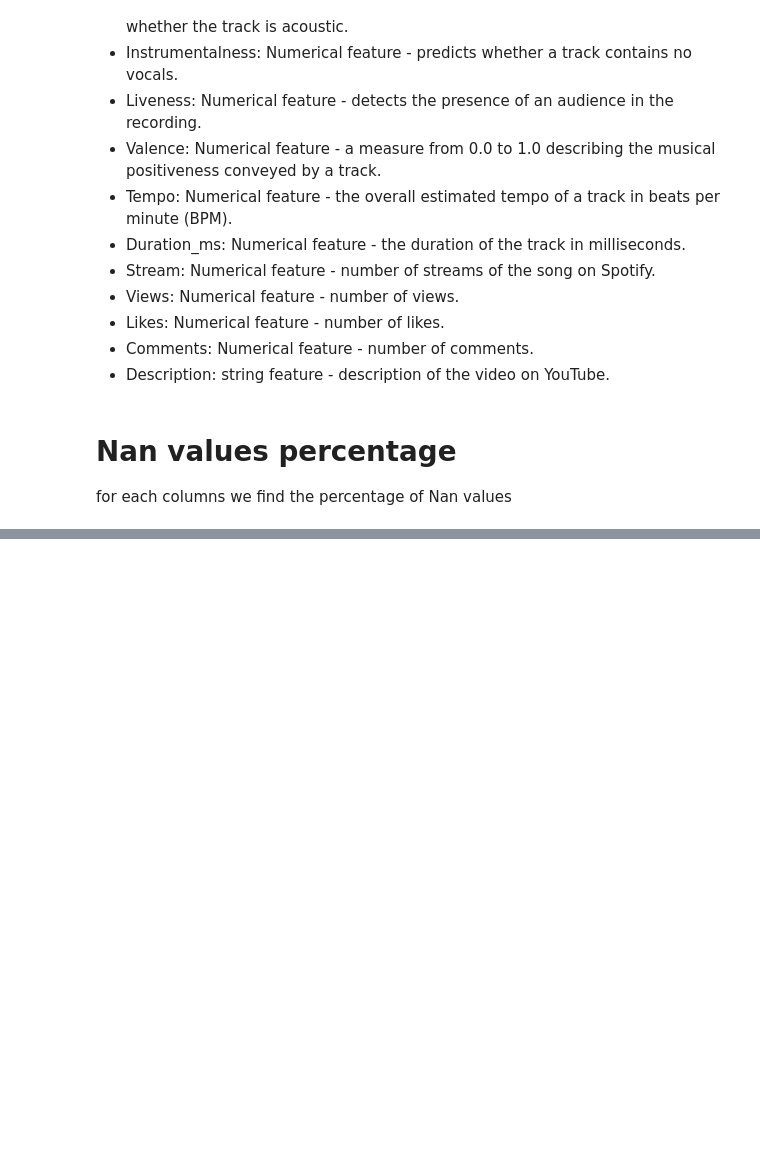
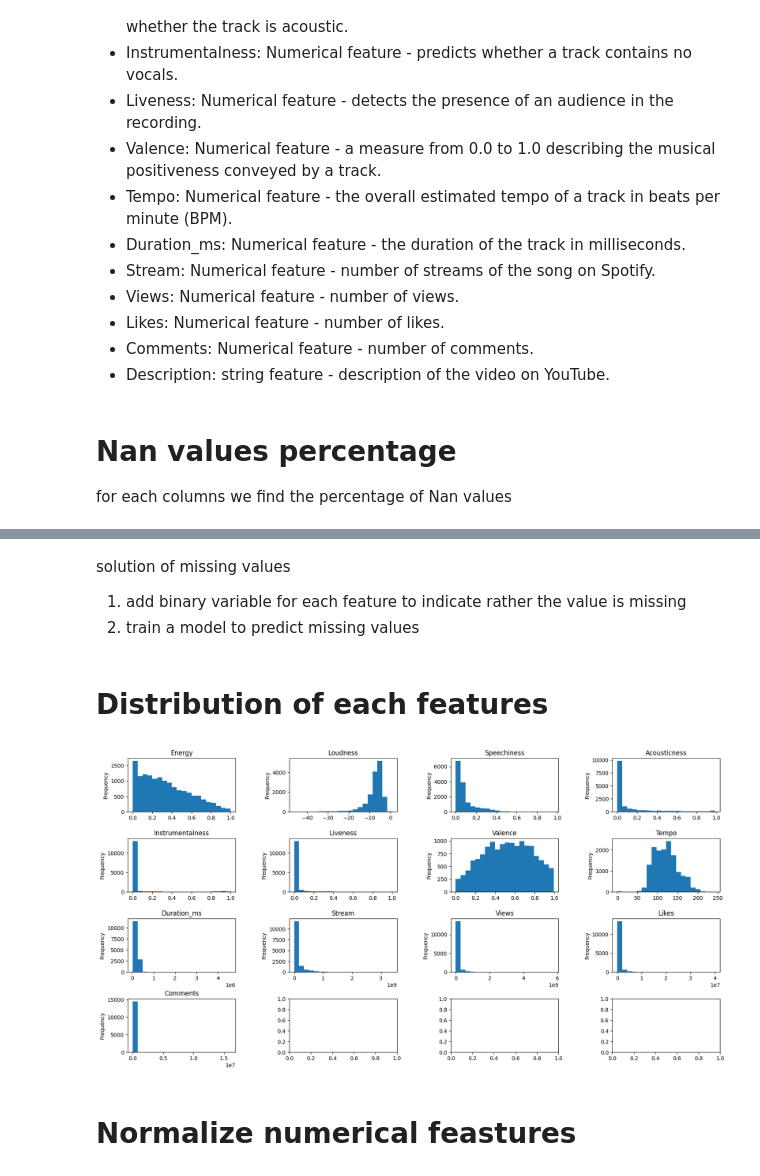
Before and after one commit to easonyu0203/ml-final-letdance, a Jupyter notebook: research.ipynb, the cells around one changed output, grey strips where cells are left out. Saved outputs shown, nothing was run; the diff lists cells and outputs as text; code cells hidden in the pictures; blank space fills up the shorter version.

```diff
--- a/research.ipynb
+++ b/research.ipynb
@@ -53,0 +63,21 @@ array(['album', nan, 'single', 'compilation'], dtype=object)
+# %% [markdown]
+solution of missing values
+1. add binary variable for each feature to indicate rather the value is missing
+2. train a model to predict missing values
+# %% [markdown]
+# Distribution of each features
+# %%
+# plot distribution of numerical features
+def plot_distribution(df, features):
+    fig, axes = plt.subplots(4, 4, figsize=(20, 10))
+    axes = axes.flatten()
+    # Adjust spacing between subplots
+    plt.subplots_adjust(hspace=0.5, wspace=0.5)
+    for i, feature in enumerate(features):
+        df[feature].plot.hist(ax=axes[i], bins=20)
+        axes[i].set_title(feature)
+    plt.show()
+
+plot_distribution(train_ds, numerical_features)
+# %% [output]
+[figure, added]
@@ -53,0 +88,2 @@ array(['album', nan, 'single', 'compilation'], dtype=object)
+# %% [markdown]
+# Normalize numerical feastures
```
Also changed, not shown: parts of 7 cells of this notebook, 1 other file.
